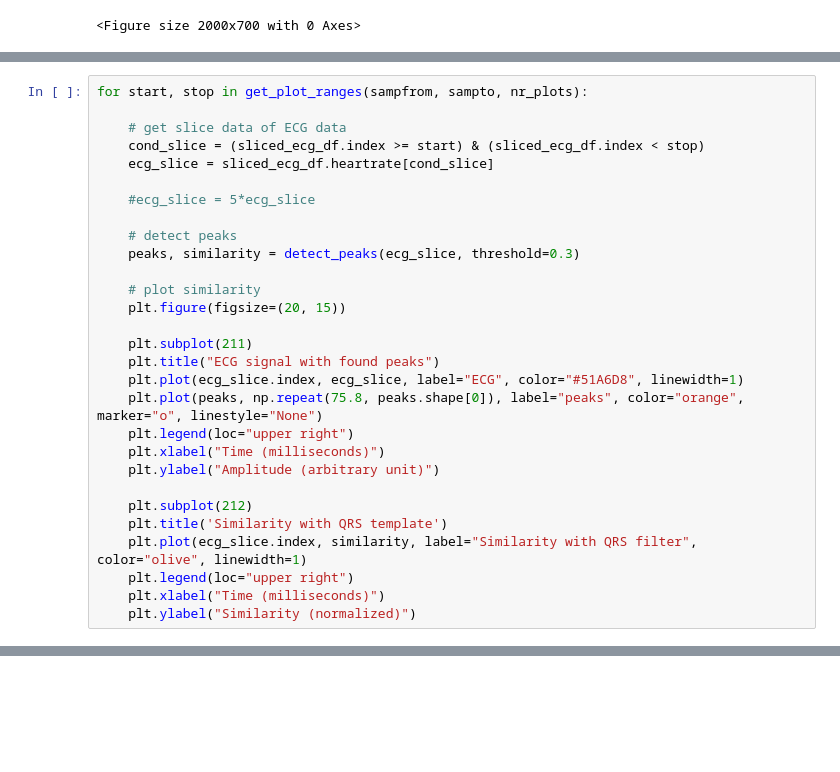
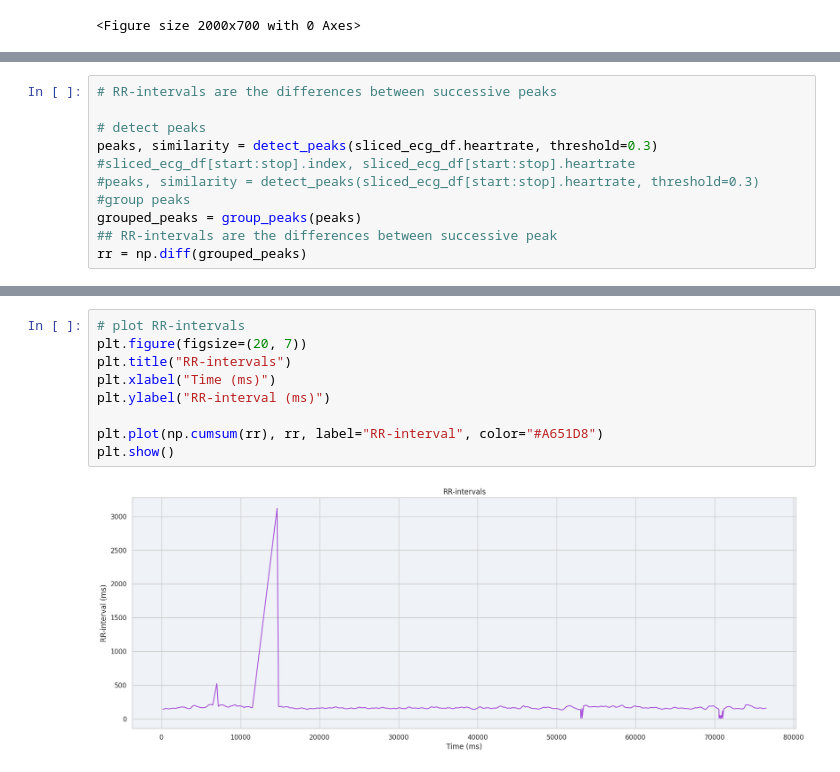
Before and after one commit to saifhanjra/tester_sony_digirelax, a Jupyter notebook: scripts/wp3/wp3_hrv.ipynb, the cells around one changed output, grey strips where cells are left out. Drawn from its saved outputs; the diff is of its cells as text; blank space fills up the shorter version.

```diff
--- a/scripts/wp3/wp3_hrv.ipynb
+++ b/scripts/wp3/wp3_hrv.ipynb
@@ -235,29 +349,11 @@ nr_plots = 1
 # %%
-for start, stop in get_plot_ranges(sampfrom, sampto, nr_plots):
+# RR-intervals are the differences between successive peaks
 
-    # get slice data of ECG data
-    cond_slice = (sliced_ecg_df.index >= start) & (sliced_ecg_df.index < stop)
-    ecg_slice = sliced_ecg_df.heartrate[cond_slice]
-
-    #ecg_slice = 5*ecg_slice
-
-    # detect peaks
-    peaks, similarity = detect_peaks(ecg_slice, threshold=0.3)
-
-    # plot similarity
-    plt.figure(figsize=(20, 15))
-
-    plt.subplot(211)
-    plt.title("ECG signal with found peaks")
-    plt.plot(ecg_slice.index, ecg_slice, label="ECG", color="#51A6D8", linewidth=1)
-    plt.plot(peaks, np.repeat(75.8, peaks.shape[0]), label="peaks", color="orange", marker="o", linestyle="None")
-    plt.legend(loc="upper right")
-    plt.xlabel("Time (milliseconds)")
-    plt.ylabel("Amplitude (arbitrary unit)")
-
-    plt.subplot(212)
-    plt.title('Similarity with QRS template')
-    plt.plot(ecg_slice.index, similarity, label="Similarity with QRS filter", color="olive", linewidth=1)
-    plt.legend(loc="upper right")
-    plt.xlabel("Time (milliseconds)")
-    plt.ylabel("Similarity (normalized)")
+# detect peaks
+peaks, similarity = detect_peaks(sliced_ecg_df.heartrate, threshold=0.3)
+#sliced_ecg_df[start:stop].index, sliced_ecg_df[start:stop].heartrate
+#peaks, similarity = detect_peaks(sliced_ecg_df[start:stop].heartrate, threshold=0.3)
+#group peaks
+grouped_peaks = group_peaks(peaks)
+## RR-intervals are the differences between successive peak
+rr = np.diff(grouped_peaks)
@@ -302,0 +360,11 @@ plt.show()
+# %%
+# plot RR-intervals
+plt.figure(figsize=(20, 7))
+plt.title("RR-intervals")
+plt.xlabel("Time (ms)")
+plt.ylabel("RR-interval (ms)")
+
+plt.plot(np.cumsum(rr), rr, label="RR-interval", color="#A651D8")
+plt.show()
+# %% [output]
+[figure, added]
```
Also changed, not shown: parts of 36 cells of this notebook, 2 other files.
